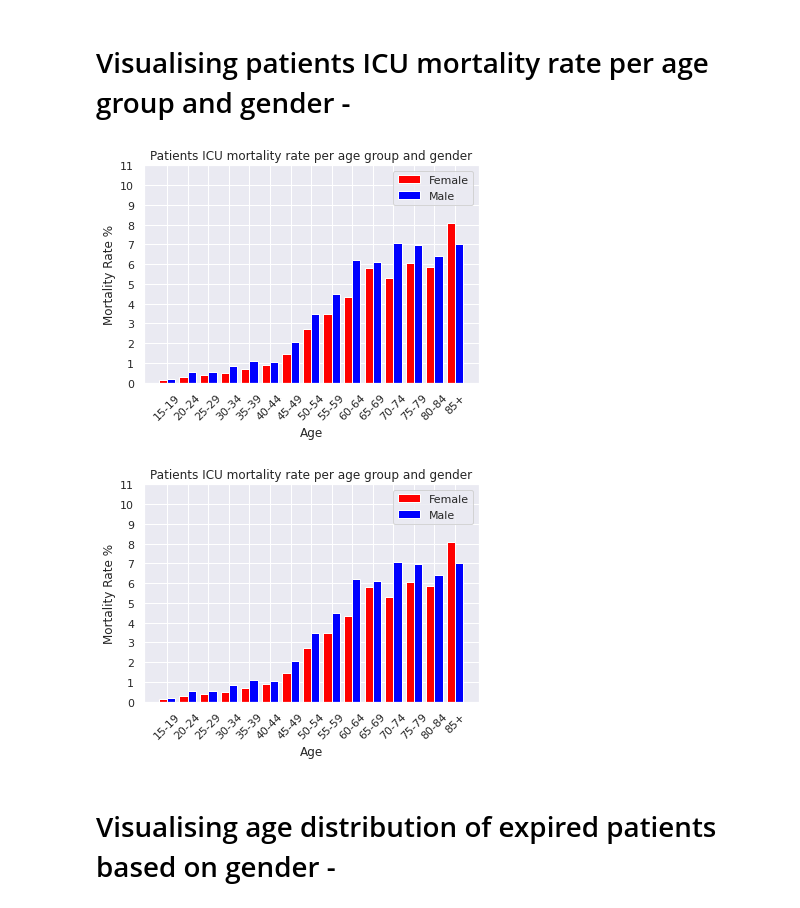
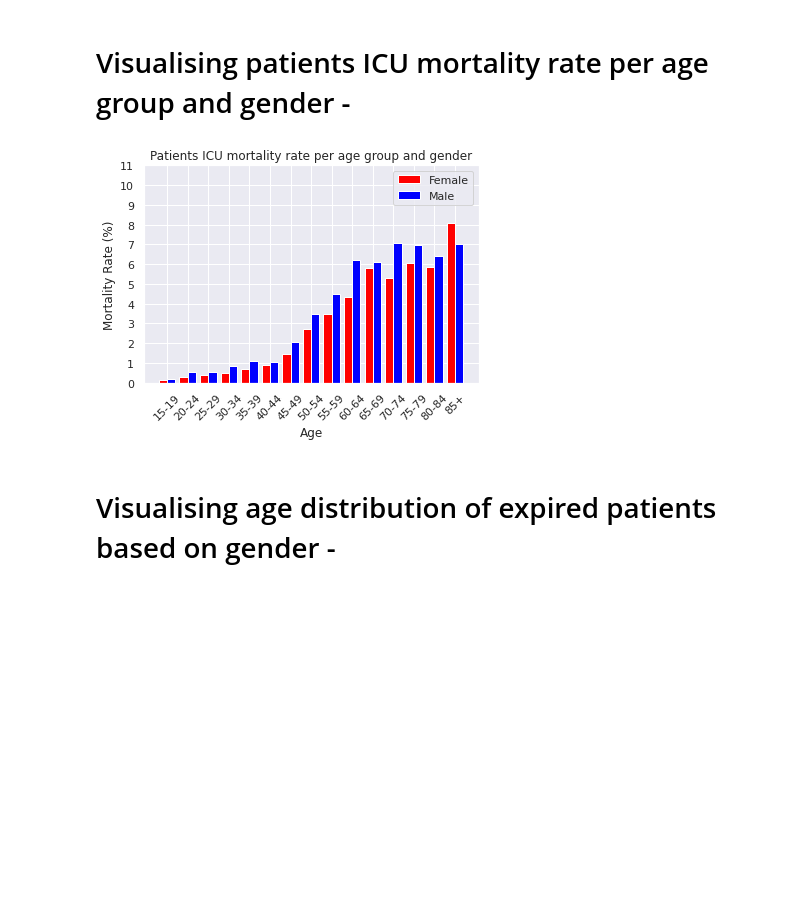
Before and after one commit to sumaiya08/clinical-decision-support, a Jupyter notebook: Plots.ipynb, the cells around one changed output. Drawn from its saved outputs; the diff is of its cells as text; code cells hidden in the pictures; blank space fills up the shorter version.

```diff
--- a/Plots.ipynb
+++ b/Plots.ipynb
@@ -374,23 +327,22 @@ Mortality rate(%) for age group 85+ is 7.009621048497938
 # %%
 N=15
 ind = np.arange(N)
 #index = np.arange(len(ages))
 #score_label = np.arange(0,12500,2500)
 width = 0.4
 #plt.grid()
 p1 = plt.bar(ind,mor_fem,width,color="red",label="Female")
 p2 = plt.bar(ind+width,mor_male,width,color="blue",label="Male")
 plt.xlabel('Age')
-plt.ylabel('Mortality Rate %')
+plt.ylabel('Mortality Rate (%)')
 plt.title('Patients ICU mortality rate per age group and gender')
 plt.xticks(ind + width/2, plt_ages,rotation =45)
 #plt.set_xticklabels(ages, rotation = 45, ha="right")
 plt.yticks(np.arange(0.0, 11.5))
 plt.legend((p1[0], p2[0]), ('Female', 'Male'))
 plt.show()
 # %% [output]
-[figure, old version]
+[figure, new version]
-[figure, removed]
 # %% [markdown]
 # Visualising age distribution of expired patients based on gender -
 # %% [markdown]
```
Also changed, not shown: parts of 19 cells of this notebook.
